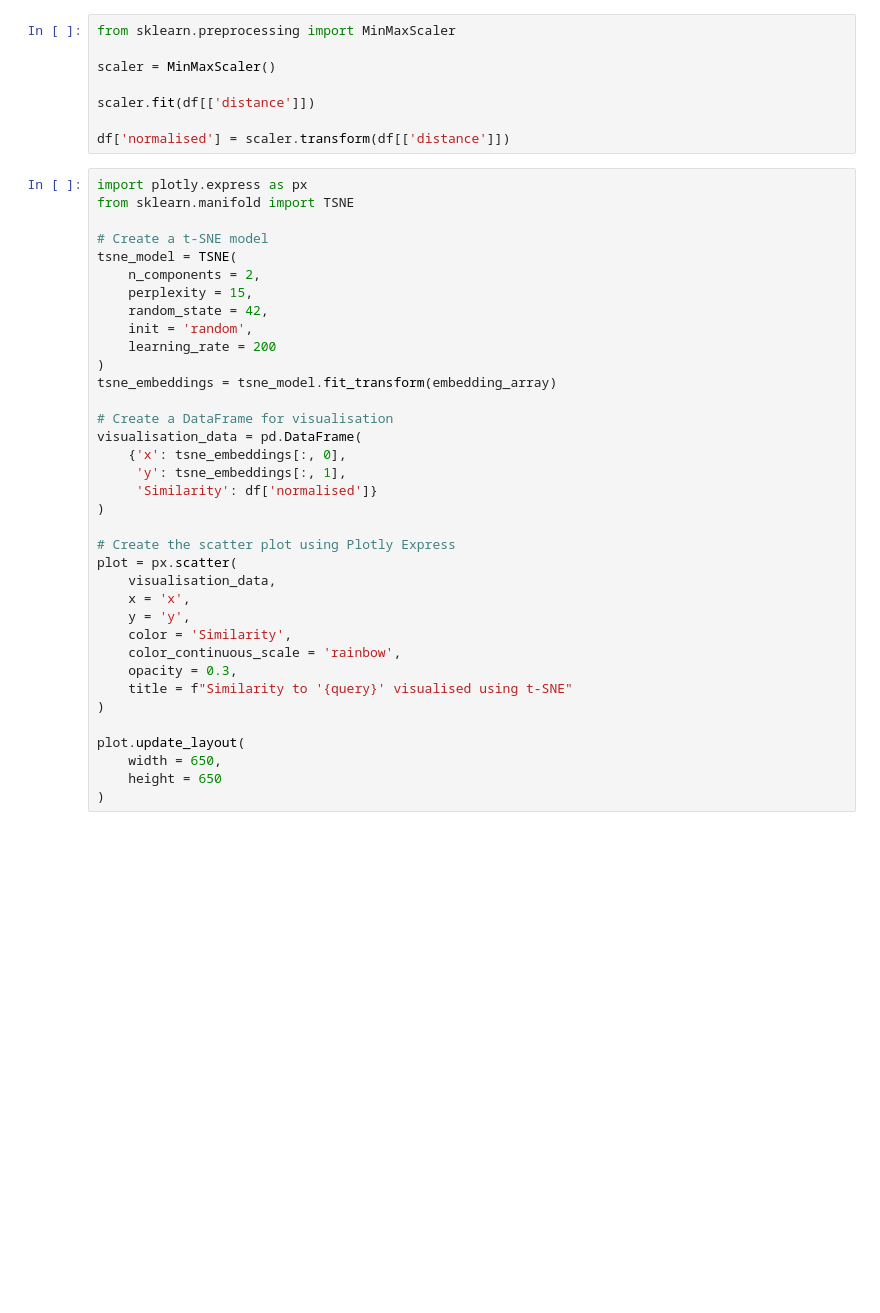
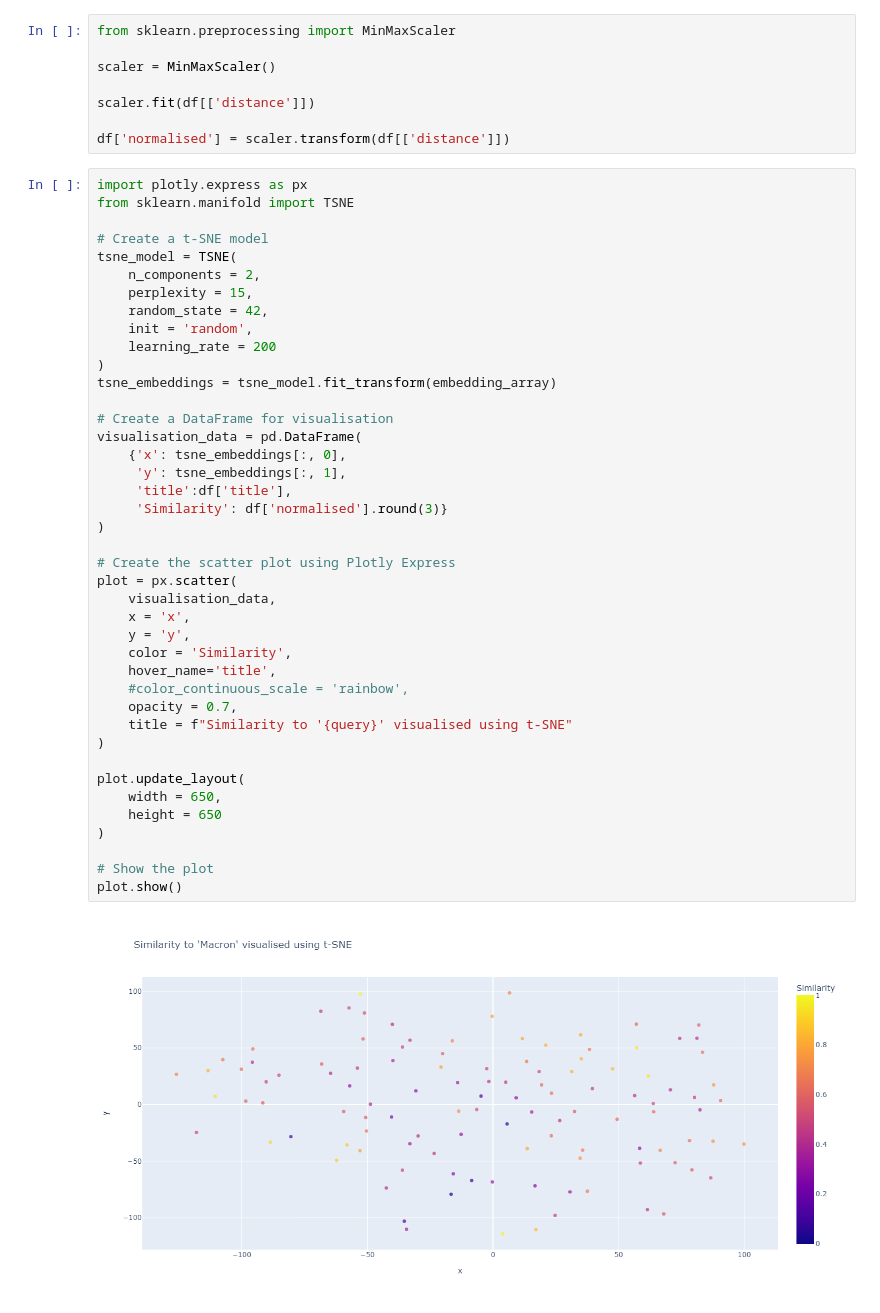
Before and after one commit to gpenessot/recommandation_articles_presse_LLM, a Jupyter notebook: notebooks/fill_vector_database.ipynb, the cells around one changed output. Cells and saved outputs as stored; diff of their text form; blank space fills up the shorter version.

Commit message:
add embedding vectors plot

```diff
--- a/notebooks/fill_vector_database.ipynb
+++ b/notebooks/fill_vector_database.ipynb
@@ -141,33 +141,40 @@ from sklearn.manifold import TSNE
 
 # Create a t-SNE model
 tsne_model = TSNE(
     n_components = 2,
     perplexity = 15,
     random_state = 42,
     init = 'random',
     learning_rate = 200
 )
 tsne_embeddings = tsne_model.fit_transform(embedding_array)
 
 # Create a DataFrame for visualisation
 visualisation_data = pd.DataFrame(
     {'x': tsne_embeddings[:, 0],
      'y': tsne_embeddings[:, 1],
-     'Similarity': df['normalised']}
+     'title':df['title'],
+     'Similarity': df['normalised'].round(3)}
 )
 
 # Create the scatter plot using Plotly Express
 plot = px.scatter(
     visualisation_data,
     x = 'x',
     y = 'y',
     color = 'Similarity',
-    color_continuous_scale = 'rainbow',
-    opacity = 0.3,
+    hover_name='title',
+    #color_continuous_scale = 'rainbow',
+    opacity = 0.7,
     title = f"Similarity to '{query}' visualised using t-SNE"
 )
 
 plot.update_layout(
     width = 650,
     height = 650
 )
+
+# Show the plot
+plot.show()
+# %% [output]
+[figure, added]
```
Also changed, not shown: parts of 1 cell of this notebook.
